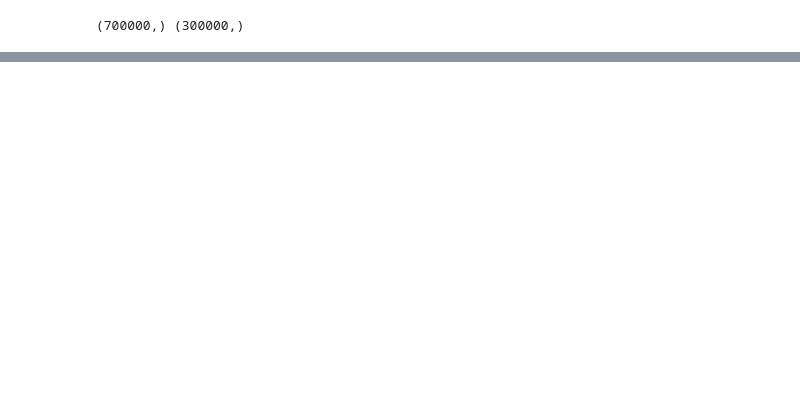
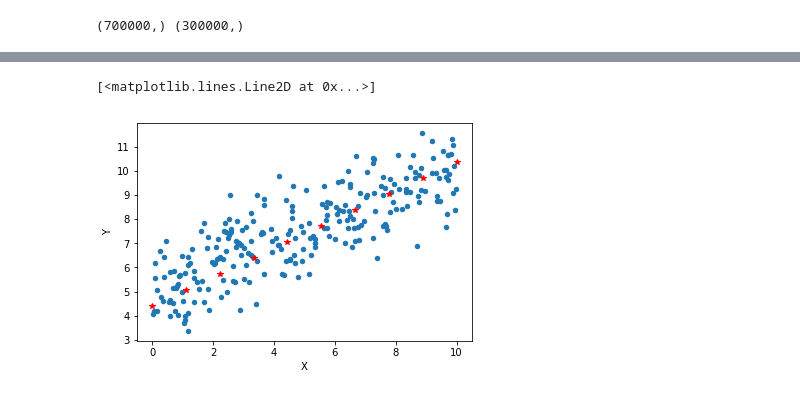
Before and after one commit to NuclearOreo/Tensorflow-1-Notes, a Jupyter notebook: Tensorflow-basics/Regression-Model.ipynb, the cells around one changed output, grey strips where cells are left out. Cells and saved outputs as stored; diff of their text form; code cells hidden in the pictures; blank space fills up the shorter version.

Commit message:
Linear regression using tf estimator

```diff
--- a/Tensorflow-basics/Regression-Model.ipynb
+++ b/Tensorflow-basics/Regression-Model.ipynb
@@ -168,0 +166,3 @@ estimator.train(input_fn=)
+# %%
+#Training the model
+estimator.train(input_fn=input_func, steps=1000)
@@ -168,0 +199,6 @@ estimator.train(input_fn=)
+# %%
+#Creating brand new data
+brand_new_data = np.linspace(0,10,10)
+# %%
+#Preparing data for prediction
+input_fn_predict = tf.estimator.inputs.numpy_input_fn({'x':brand_new_data}, shuffle=False)
@@ -168,0 +208,6 @@ estimator.train(input_fn=)
+# %%
+#Preparing prediction data for graphing
+prediction = []
+
+for pred in estimator.predict(input_fn_predict):
+    prediction.append(pred['predictions'])
@@ -168,0 +216,7 @@ estimator.train(input_fn=)
+# %%
+#Graphing prediction against the real data
+my_data.sample(250).plot(kind='scatter', x='X', y='Y')
+plt.plot(brand_new_data,prediction,'r*')
+# %% [output]
+[<matplotlib.lines.Line2D at 0x...>]
+[figure, added]
```
Also changed, not shown: parts of 20 cells of this notebook.
